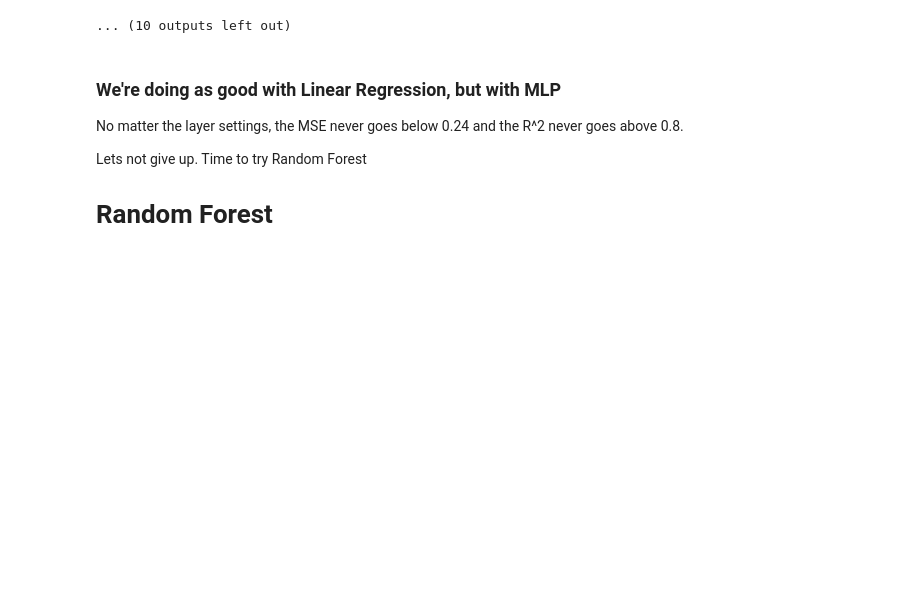
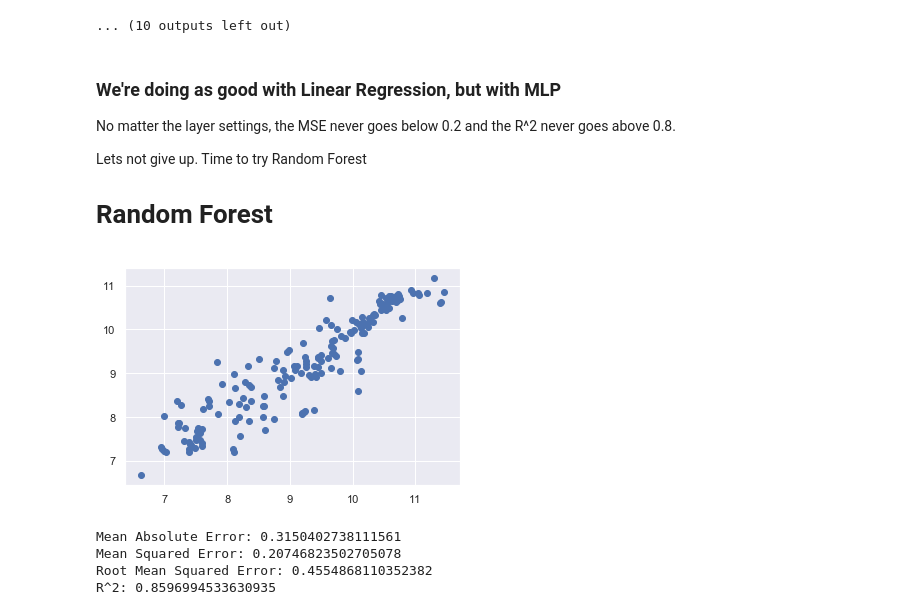
Before and after one commit to woshikie/DSAI-Project, a Jupyter notebook: Cleaned.ipynb, the cells around one changed output. Saved outputs shown, nothing was run; the diff lists cells and outputs as text; code cells hidden in the pictures; blank space fills up the shorter version.

```diff
--- a/Cleaned.ipynb
+++ b/Cleaned.ipynb
@@ -191,7 +199,36 @@ Layer:  15 (Length) x 20 (Height), MSE:  0.24314833623492155 , R^2:  0.818738189
 ... (10 outputs left out)
 # %% [markdown]
 ### We're doing as good with Linear Regression, but with MLP
-No matter the layer settings, the MSE never goes below 0.24 and the R^2 never goes above 0.8.
+No matter the layer settings, the MSE never goes below 0.2 and the R^2 never goes above 0.8.
 
 Lets not give up. Time to try Random Forest
 # Random Forest
+# %%
+#Setting up data
+x = pd.DataFrame(data[["Social support", "Healthy life expectancy at birth", "Democratic Quality"]  ])
+y = pd.DataFrame(data[["Log GDP per capita"]])
+x1 = data.iloc[:,0:3].values
+y1 = data.iloc[:,3].values
+#Split data
+X_train, X_test, y_train, y_test = train_test_split(x, y, test_size=0.2, random_state=0)
+#Feature Scaling
+sc = StandardScaler()
+X_train = sc.fit_transform(X_train)
+X_test = sc.transform(X_test)
+#Random Forest time
+regressor = RandomForestRegressor(n_estimators=2000, random_state=0)
+regressor.fit(X_train, y_train)
+y_pred = regressor.predict(X_test)
+
+plt.scatter(y_test, y_pred)
+plt.show()
+print('Mean Absolute Error:', metrics.mean_absolute_error(y_test, y_pred))
+print('Mean Squared Error:', metrics.mean_squared_error(y_test, y_pred))
+print('Root Mean Squared Error:', np.sqrt(metrics.mean_squared_error(y_test, y_pred)))
+print('R^2:', r2_score(y_test, y_pred))
+# %% [output]
+[figure, added]
+Mean Absolute Error: 0.3150402738111561
+Mean Squared Error: 0.20746823502705078
+Root Mean Squared Error: 0.4554868110352382
+R^2: 0.8596994533630935
```
Also changed, not shown: parts of 3 cells of this notebook.
